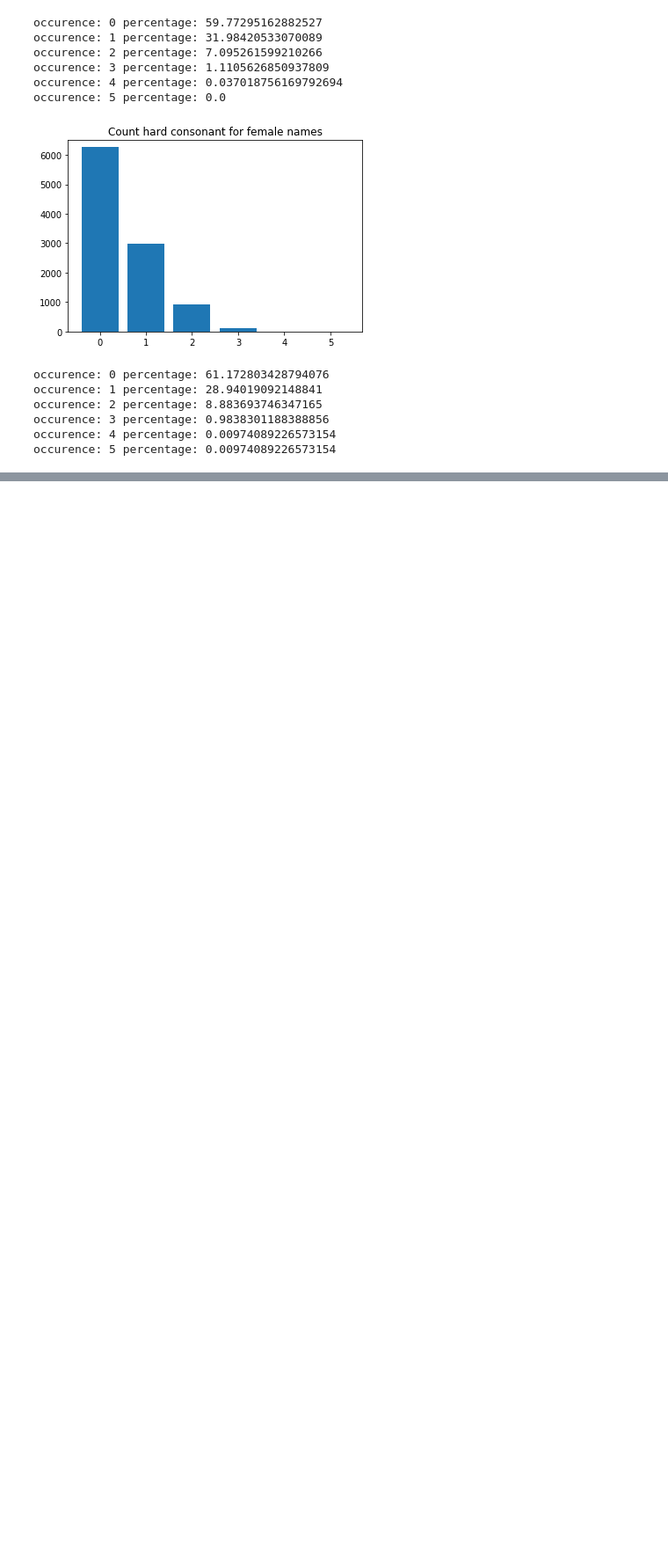
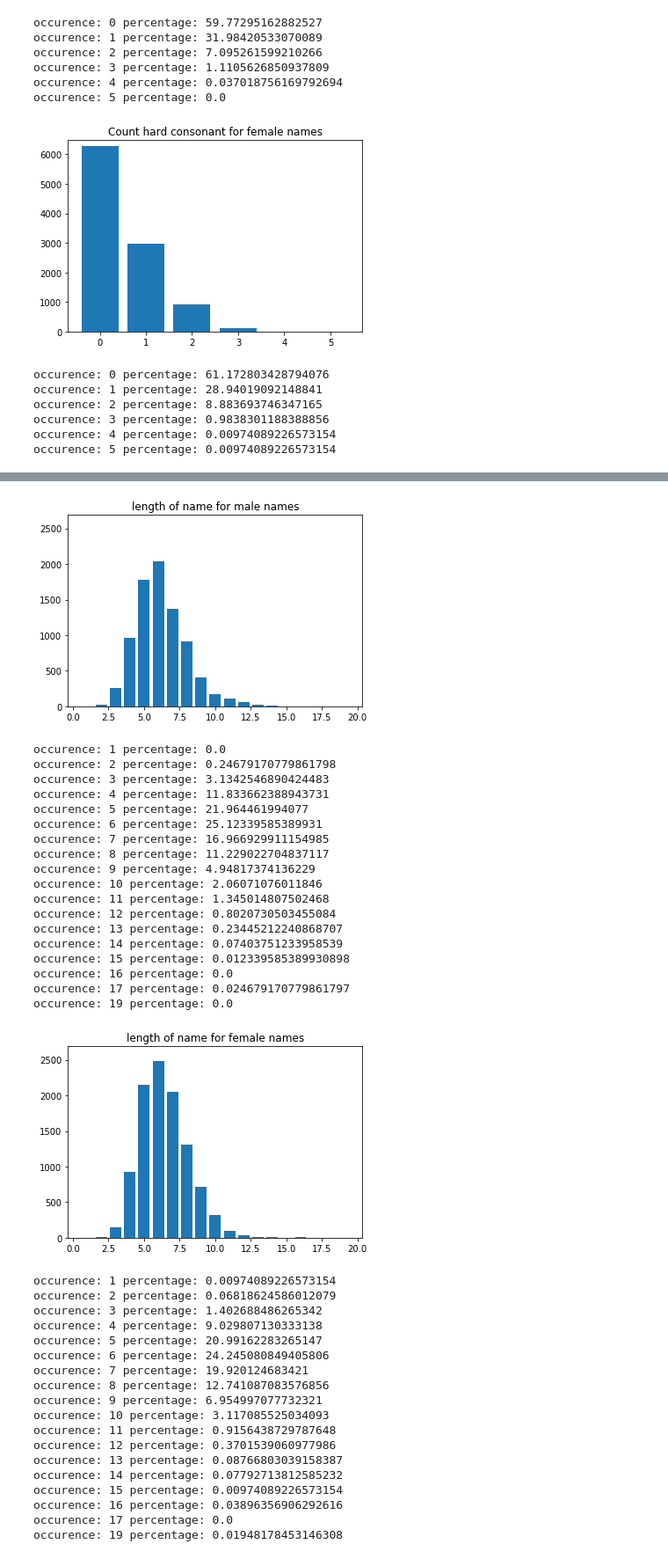
Before and after one commit to SebastianKapunkt/name-classifier, a Jupyter notebook: visulize_features.ipynb, the cells around one changed output, grey strips where cells are left out. Shown at 88% size. Saved outputs shown, nothing was run; the diff lists cells and outputs as text; code cells hidden in the pictures; blank space fills up the shorter version.

```diff
--- a/visulize_features.ipynb
+++ b/visulize_features.ipynb
@@ -152,2 +155,43 @@ occurence: True percentage: 17.85538005923001
 occurence: False percentage: 94.9055133450224
 occurence: True percentage: 5.094486654977596
+# %%
+draw_bar_for_feature(lambda x : len(x), names, "length of name")
+# %% [output]
+[figure, added]
+occurence: 1 percentage: 0.0
+occurence: 2 percentage: 0.24679170779861798
+occurence: 3 percentage: 3.1342546890424483
+occurence: 4 percentage: 11.833662388943731
+occurence: 5 percentage: 21.964461994077
+occurence: 6 percentage: 25.12339585389931
+occurence: 7 percentage: 16.966929911154985
+occurence: 8 percentage: 11.229022704837117
+occurence: 9 percentage: 4.94817374136229
+occurence: 10 percentage: 2.06071076011846
+occurence: 11 percentage: 1.345014807502468
+occurence: 12 percentage: 0.8020730503455084
+occurence: 13 percentage: 0.23445212240868707
+occurence: 14 percentage: 0.07403751233958539
+occurence: 15 percentage: 0.012339585389930898
+occurence: 16 percentage: 0.0
+occurence: 17 percentage: 0.024679170779861797
+occurence: 19 percentage: 0.0
+[figure, added]
+occurence: 1 percentage: 0.00974089226573154
+occurence: 2 percentage: 0.06818624586012079
+occurence: 3 percentage: 1.402688486265342
+occurence: 4 percentage: 9.029807130333138
+occurence: 5 percentage: 20.99162283265147
+occurence: 6 percentage: 24.245080849405806
+occurence: 7 percentage: 19.920124683421
+occurence: 8 percentage: 12.741087083576856
+occurence: 9 percentage: 6.954997077732321
+occurence: 10 percentage: 3.117085525034093
+occurence: 11 percentage: 0.9156438729787648
+occurence: 12 percentage: 0.3701539060977986
+occurence: 13 percentage: 0.08766803039158387
+occurence: 14 percentage: 0.07792713812585232
+occurence: 15 percentage: 0.00974089226573154
+occurence: 16 percentage: 0.03896356906292616
+occurence: 17 percentage: 0.0
+occurence: 19 percentage: 0.01948178453146308
```
Also changed, not shown: parts of 7 cells of this notebook.
